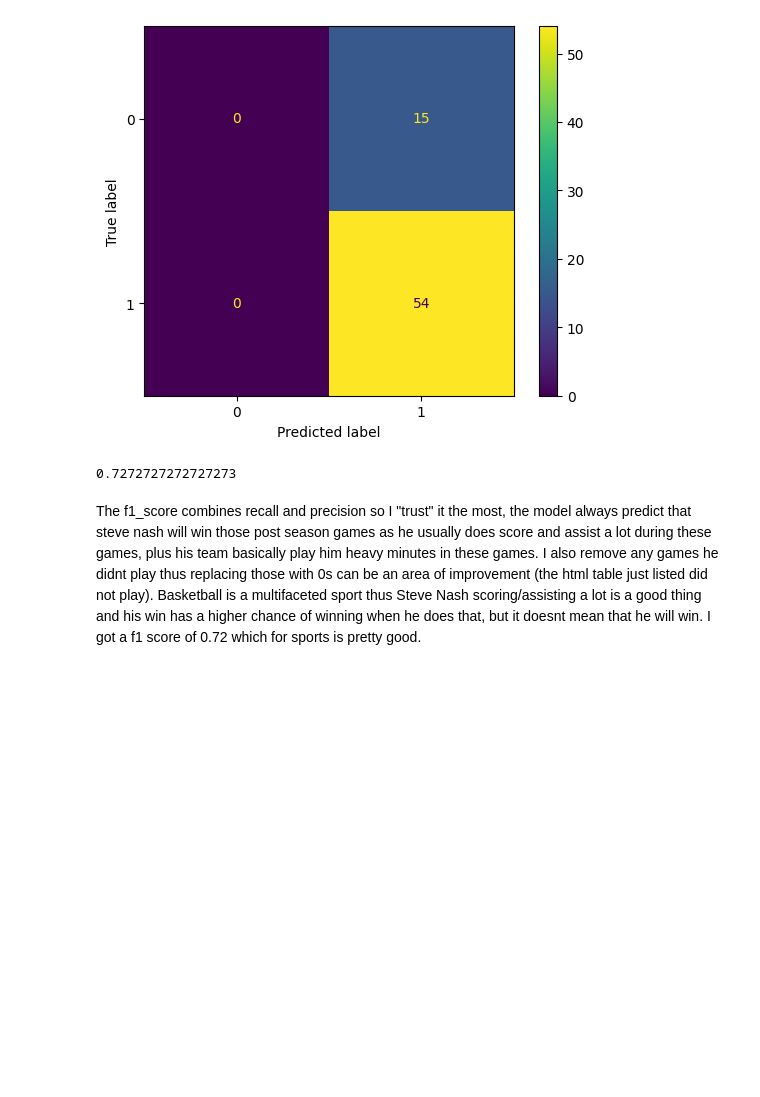
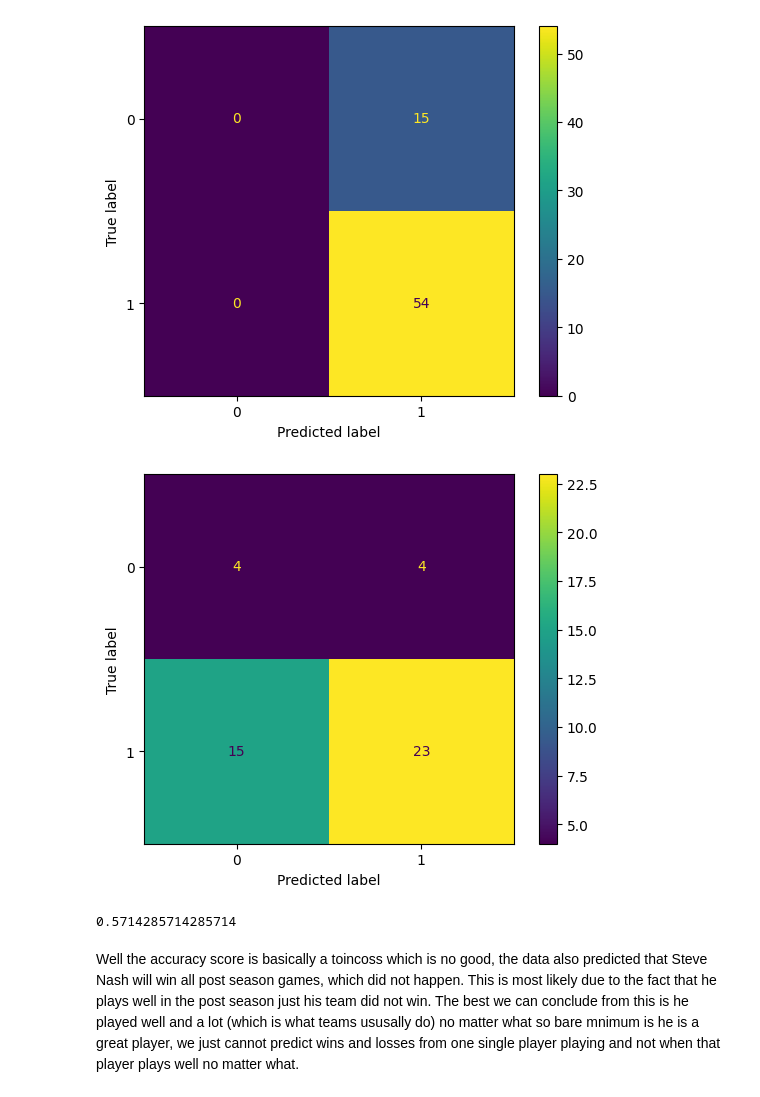
Before and after one commit to shin-fued/NASH_MVP, a Jupyter notebook: decisionTree.ipynb, the cells around one changed output. Saved outputs shown, nothing was run; the diff lists cells and outputs as text; code cells hidden in the pictures; blank space fills up the shorter version.

```diff
--- a/decisionTree.ipynb
+++ b/decisionTree.ipynb
@@ -135,6 +161,14 @@ _ = ConfusionMatrixDisplay(cm).plot()
 # %% [output]
 model score: 0.782608695652174
 [figure]
+# %%
+X_train, X_test, y_train, y_test = train_test_split(X, y, test_size=0.6, random_state=42)
+dt_model = DecisionTreeClassifier(max_depth=3).fit(X_train, y_train)
+dt_model = DecisionTreeClassifier(max_depth=3).fit(X_train, y_train)
+cm = confusion_matrix(y_test, dt_model.predict(X_test))  #.ravel()
+_ = ConfusionMatrixDisplay(cm).plot()
+# %% [output]
+[figure, added]
 # %%
 true_res = post['WL']
 def f1(true, pred):
@@ -146,8 +180,8 @@ def f1(true, pred):
 # %%
 pred = dt_model.predict(post[features])
 
-f1_score(true_res, pred)
+accuracy_score(true_res, pred)
 # %% [output]
-0.7272727272727273
+0.5714285714285714
 # %% [markdown]
-The f1_score combines recall and precision so I "trust" it the most, the model always predict that steve nash will win those post season games as he usually does score and assist a lot during these games, plus his team basically play him heavy minutes in these games. I also remove any games he didnt play thus replacing those with 0s can be an area of improvement (the html table just listed did not play). Basketball is a multifaceted sport thus Steve Nash scoring/assisting a lot is a good thing and his win has a higher chance of winning when he does that, but it doesnt mean that he will win. I got a f1 score of 0.72 which for sports is pretty good.
+Well the accuracy score is basically a toincoss which is no good, the data also predicted that Steve Nash will win all post season games, which did not happen. This is most likely due to the fact that he plays well in the post season just his team did not win. The best we can conclude from this is he played well and a lot (which is what teams ususally do) no matter what so bare mnimum is he is a great player, we just cannot predict wins and losses from one single player playing and not when that player plays well no matter what.
```
Also changed, not shown: parts of 7 cells of this notebook, 3 other files.
